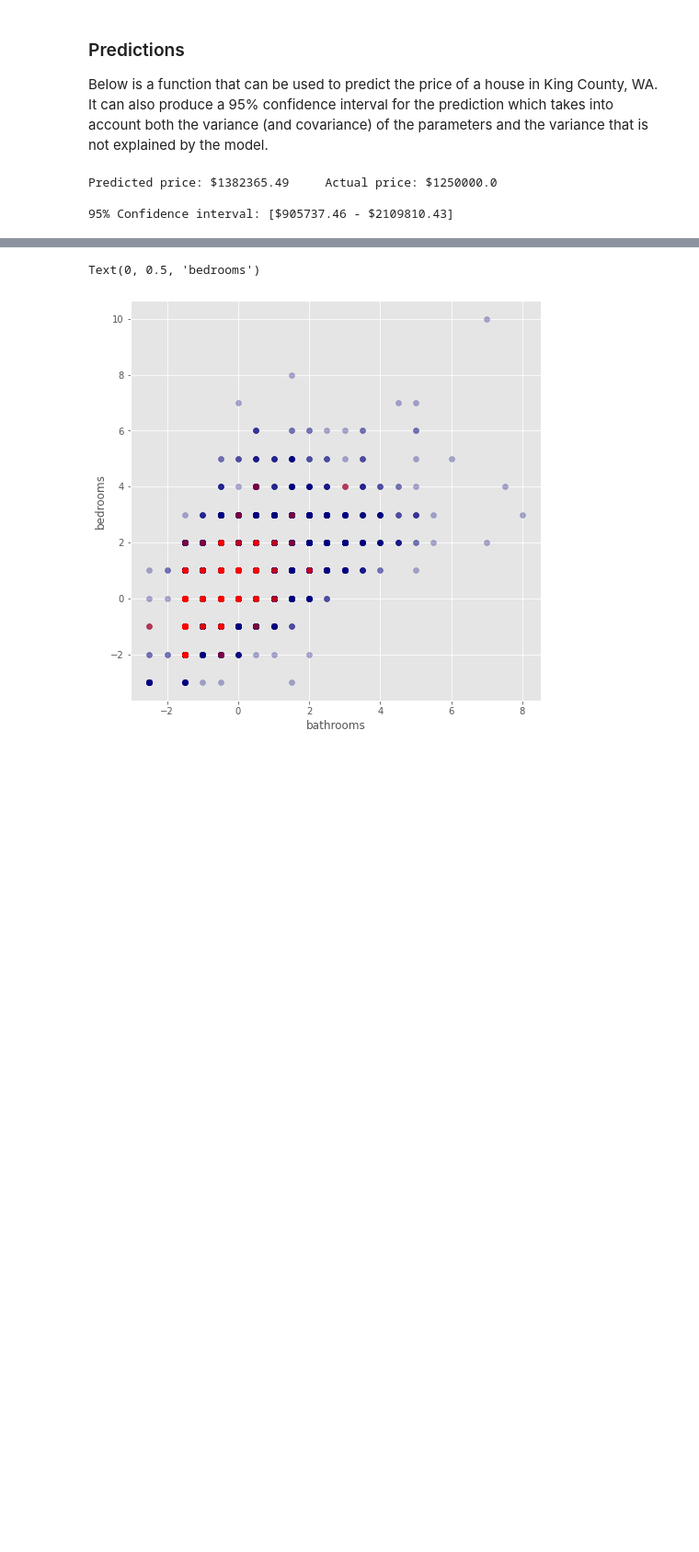
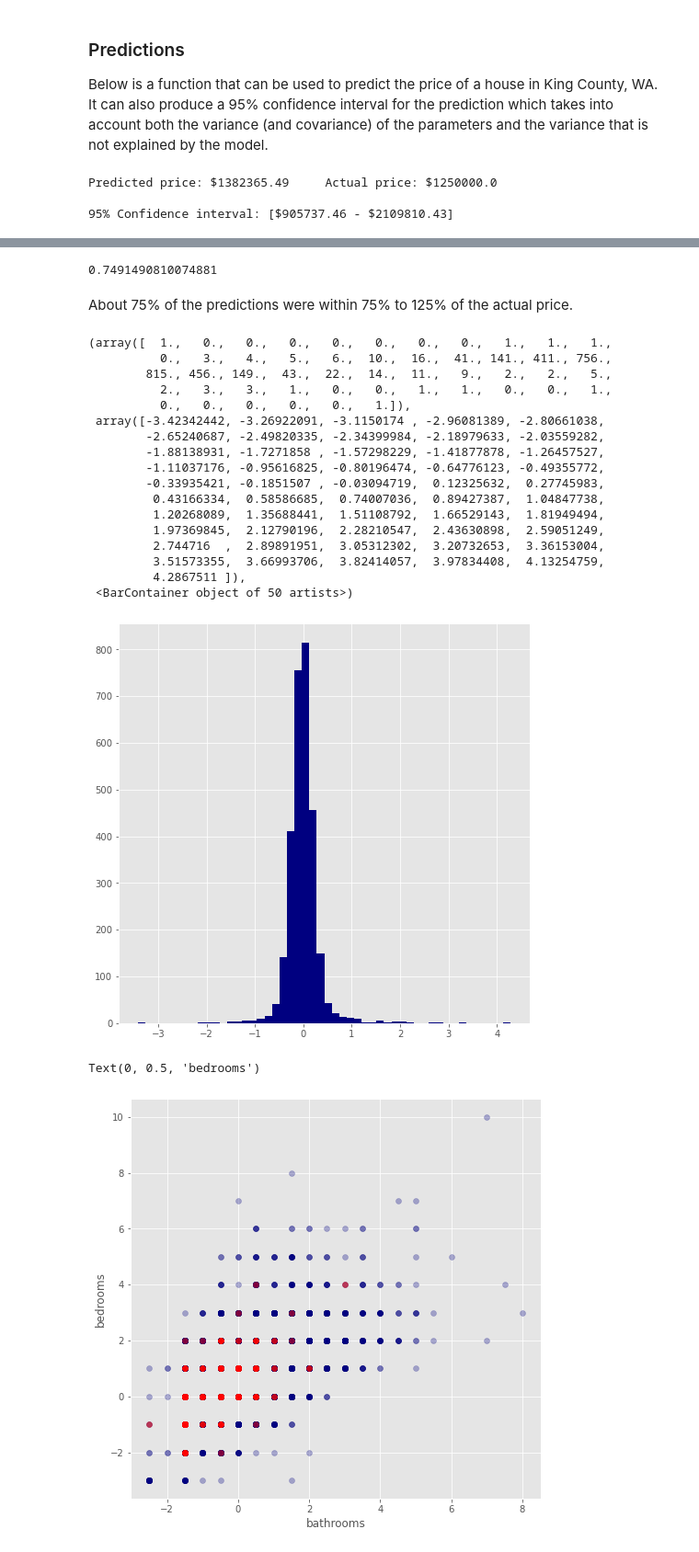
Before and after one commit to daviderics/KC-House-Sales-Phase-2-Project, a Jupyter notebook: student.ipynb, the cells around one changed output, grey strips where cells are left out. Shown at 92% size. Saved outputs shown, nothing was run; the diff lists cells and outputs as text; code cells hidden in the pictures; blank space fills up the shorter version.

Commit message:
Added jackknife test to notebook

```diff
--- a/student.ipynb
+++ b/student.ipynb
@@ -1417,0 +1426,4 @@ Predicted price: $1382365.49     Actual price: $1250000.0
+# %%
+np.random.seed(123)
+rando_numbers = np.random.random(len(df_adj))
+rando_numbers
@@ -1417,0 +1433,3 @@ Predicted price: $1382365.49     Actual price: $1250000.0
+# %%
+df_adj_sub90 = df_adj[rando_numbers < 0.9]  # Used to make new model
+df_adj_sub10 = df_adj[rando_numbers >= 0.9] # Used for testing the new model
@@ -1417,0 +1527,25 @@ Predicted price: $1382365.49     Actual price: $1250000.0
+# %%
+# Make new X DataFrame using 10% of the data
+y_sub10 = df_adj_sub10['ln_price']
+
+in_fit = df_adj_sub10[['ln_price']]
+for feat in features:
+    if feat[2] == 1:
+
+        if feat[1] == 'numerical': in_fit[feat[0]] = df_adj_sub10[feat[0]]
+
+        if feat[1] == 'num-cat':
+            in_fit['has_'+feat[0]] = df_adj_sub10[feat[0]].apply(lambda x: 0 if x == -10 else 1)
+            in_fit[feat[0]] = df_adj_sub10[feat[0]] * in_fit['has_'+feat[0]]
+
+        if feat[1] == 'num-cat2':
+            in_fit['has_'+feat[0]] = df_adj_sub10[feat[0]].apply(lambda x: 0 if x == -100 else 1)
+            #in_fit[feat[0]] = df_adj_sub10[feat[0]] * in_fit['has_'+feat[0]]
+
+        if feat[1] == 'categorical':
+            in_fit[feat[0]] = df_adj_sub10[feat[0]]
+            in_fit = pd.get_dummies(in_fit, columns=[feat[0]], drop_first=True)
+
+        if feat[1] == 'YN': in_fit['has_'+feat[0]] = df_adj_sub10[feat[0]].apply(lambda x: 1 if x == 'YES' else 0)
+
+X_sub10 = in_fit.drop(columns = 'ln_price')
@@ -1417,0 +1578,5 @@ Predicted price: $1382365.49     Actual price: $1250000.0
+# %%
+# Compare predictions to actual prices for 10% of the data
+price_ratio = np.array([price_predictor(results_sub90, np.array(X.loc[i]))[0] for i in X_sub10.index])
+price_ratio = np.exp(price_ratio - y_sub10)
+print(price_ratio)
@@ -1418,3 +1596,33 @@ Predicted price: $1382365.49     Actual price: $1250000.0
+# %%
+len(price_ratio[(price_ratio > 0.75) & (price_ratio < 1.25)]) / len(price_ratio)
+# %% [output]
+0.7491490810074881
+# %% [markdown]
+About 75% of the predictions were within 75% to 125% of the actual price.
+# %%
+# Make plot of residuals for the jackknife test
+fig, ax = plt.subplots( figsize = (8,8) )
+
+ax.hist(np.log(price_ratio), bins = 50, color = (0.0,0.0,0.5,1.0))
+# %% [output]
+(array([  1.,   0.,   0.,   0.,   0.,   0.,   0.,   0.,   1.,   1.,   1.,
+          0.,   3.,   4.,   5.,   6.,  10.,  16.,  41., 141., 411., 756.,
+        815., 456., 149.,  43.,  22.,  14.,  11.,   9.,   2.,   2.,   5.,
+          2.,   3.,   3.,   1.,   0.,   0.,   1.,   1.,   0.,   0.,   1.,
+          0.,   0.,   0.,   0.,   0.,   1.]),
+ array([-3.42342442, -3.26922091, -3.1150174 , -2.96081389, -2.80661038,
+        -2.65240687, -2.49820335, -2.34399984, -2.18979633, -2.03559282,
+        -1.88138931, -1.7271858 , -1.57298229, -1.41877878, -1.26457527,
+        -1.11037176, -0.95616825, -0.80196474, -0.64776123, -0.49355772,
+        -0.33935421, -0.1851507 , -0.03094719,  0.12325632,  0.27745983,
+         0.43166334,  0.58586685,  0.74007036,  0.89427387,  1.04847738,
+         1.20268089,  1.35688441,  1.51108792,  1.66529143,  1.81949494,
+         1.97369845,  2.12790196,  2.28210547,  2.43630898,  2.59051249,
+         2.744716  ,  2.89891951,  3.05312302,  3.20732653,  3.36153004,
+         3.51573355,  3.66993706,  3.82414057,  3.97834408,  4.13254759,
+         4.2867511 ]),
+ <BarContainer object of 50 artists>)
+[figure, added]
 # %%
 df_low_price = df_adj[df_adj['ln_price'] < -1.5]
 
```
Also changed, not shown: parts of 11 cells of this notebook.
